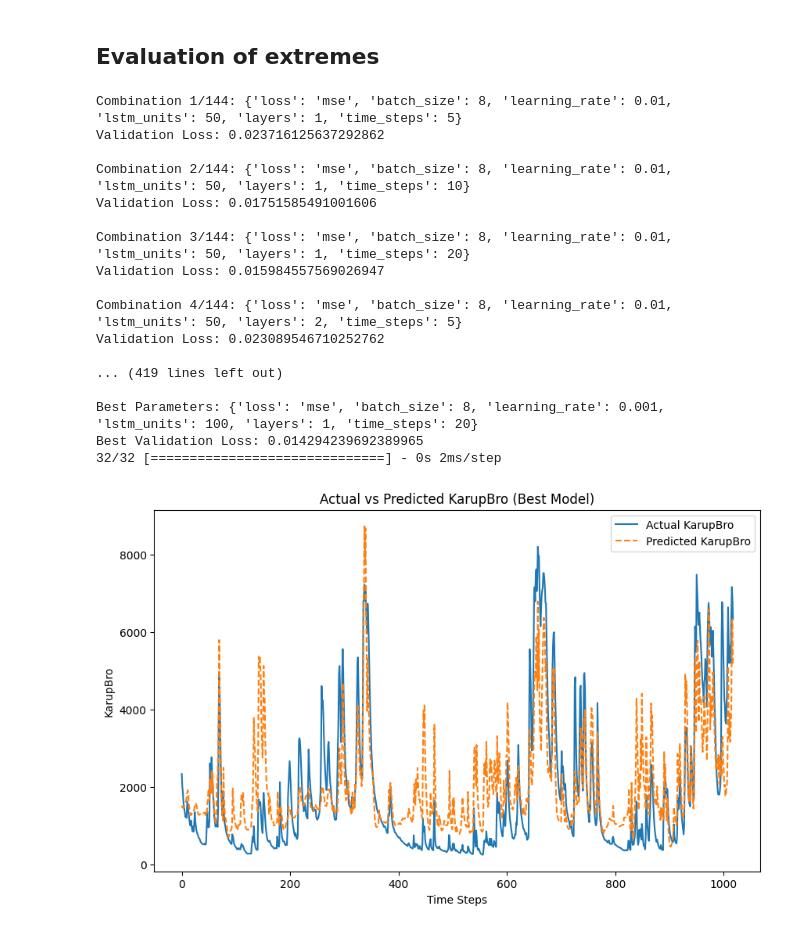
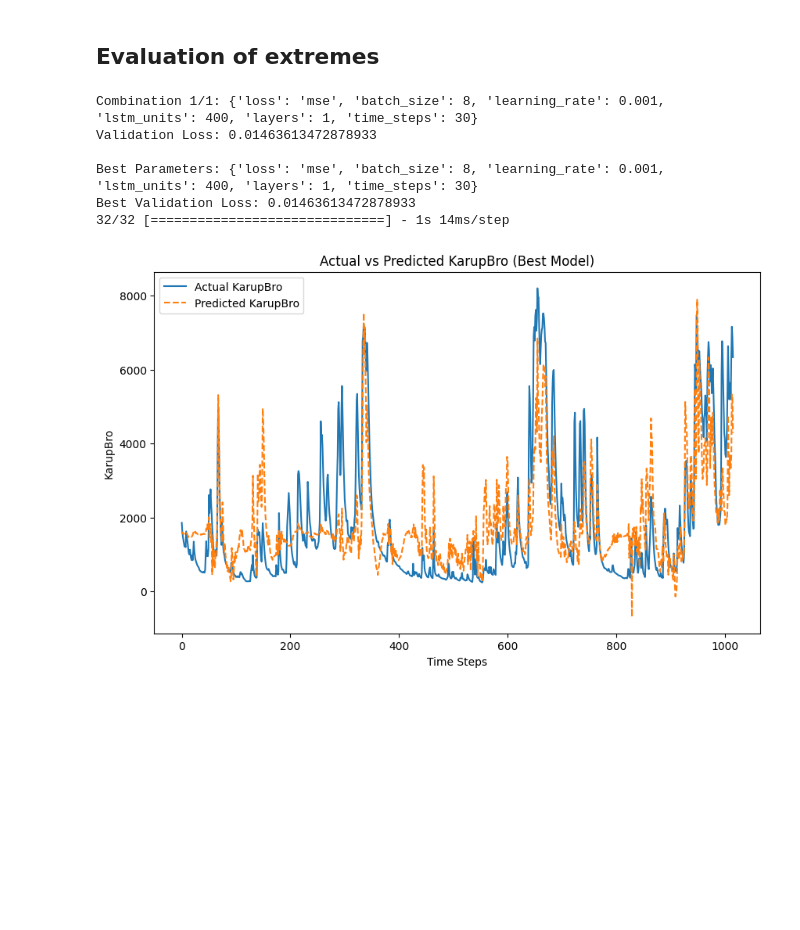
Before and after one commit to nicolaigarder/Forecasting-water-inflow, a Jupyter notebook: Fine_tuning.ipynb, the cells around one changed output. Saved outputs shown, nothing was run; the diff lists cells and outputs as text; code cells hidden in the pictures; blank space fills up the shorter version.

```diff
--- a/Fine_tuning.ipynb
+++ b/Fine_tuning.ipynb
@@ -78,12 +78,12 @@ import matplotlib.pyplot as plt
 
 # Define the grid of hyperparameters
 hyperparameter_grid = {
-    "loss": ["mse", "mae"],
-    "batch_size": [8, 16, 32],
-    "learning_rate": [0.01, 0.001],
-    "lstm_units": [50, 100],
-    "layers": [1, 2],
-    "time_steps": [5, 10, 20]
+    "loss": ["mse"],
+    "batch_size": [8],
+    "learning_rate": [0.001],
+    "lstm_units": [400],
+    "layers": [1],
+    "time_steps": [30]
 }
 
 # Helper functions
@@ -174,50 +174,39 @@ best_params, best_loss, best_model, scaler_y = full_grid_search_with_logging(mer
 
 # Best parameters
 print("Best Parameters:", best_params)
 print("Best Validation Loss:", best_loss)
 
 # Evaluate and plot predictions using best model
 def plot_predictions(best_model, scaler_y, df, time_steps):
     # Prepare test data
     X_series, y_series, _ = preprocess_data(df, time_steps)
     X_train, X_test, y_train, y_test = train_test_split(X_series, y_series, test_size=0.2, shuffle=False)
 
     # Predict on test data
     y_pred = best_model.predict(X_test)
     y_test_inverse = scaler_y.inverse_transform(y_test)
     y_pred_inverse = scaler_y.inverse_transform(y_pred)
 
     # Plot results
     plt.figure(figsize=(10, 6))
     plt.plot(y_test_inverse, label="Actual KarupBro")
     plt.plot(y_pred_inverse, label="Predicted KarupBro", linestyle="dashed")
     plt.xlabel("Time Steps")
     plt.ylabel("KarupBro")
     plt.title("Actual vs Predicted KarupBro (Best Model)")
     plt.legend()
     plt.show()
 
 # Plot predictions
 plot_predictions(best_model, scaler_y, merged_df, best_params["time_steps"])
 # %% [output]
-Combination 1/144: {'loss': 'mse', 'batch_size': 8, 'learning_rate': 0.01, 'lstm_units': 50, 'layers': 1, 'time_steps': 5}
-Validation Loss: 0.023716125637292862
+Combination 1/1: {'loss': 'mse', 'batch_size': 8, 'learning_rate': 0.001, 'lstm_units': 400, 'layers': 1, 'time_steps': 30}
+Validation Loss: 0.01463613472878933
 
-Combination 2/144: {'loss': 'mse', 'batch_size': 8, 'learning_rate': 0.01, 'lstm_units': 50, 'layers': 1, 'time_steps': 10}
-Validation Loss: 0.01751585491001606
-
-Combination 3/144: {'loss': 'mse', 'batch_size': 8, 'learning_rate': 0.01, 'lstm_units': 50, 'layers': 1, 'time_steps': 20}
-Validation Loss: 0.015984557569026947
-
-Combination 4/144: {'loss': 'mse', 'batch_size': 8, 'learning_rate': 0.01, 'lstm_units': 50, 'layers': 2, 'time_steps': 5}
-Validation Loss: 0.023089546710252762
-
-... (419 lines left out)
-
-Best Parameters: {'loss': 'mse', 'batch_size': 8, 'learning_rate': 0.001, 'lstm_units': 100, 'layers': 1, 'time_steps': 20}
-Best Validation Loss: 0.014294239692389965
-32/32 [==============================] - 0s 2ms/step
+Best Parameters: {'loss': 'mse', 'batch_size': 8, 'learning_rate': 0.001, 'lstm_units': 400, 'layers': 1, 'time_steps': 30}
+Best Validation Loss: 0.01463613472878933
+32/32 [==============================] - 1s 14ms/step
-[figure, old version]
+[figure, new version]
 # %%
 import numpy as np
 import matplotlib.pyplot as plt
```
Also changed, not shown: parts of 2 cells of this notebook, 4 other files.
